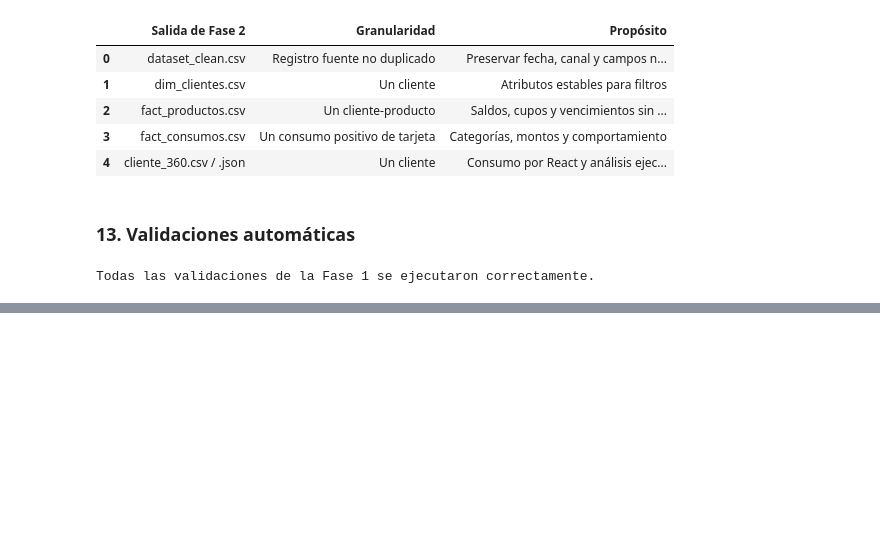
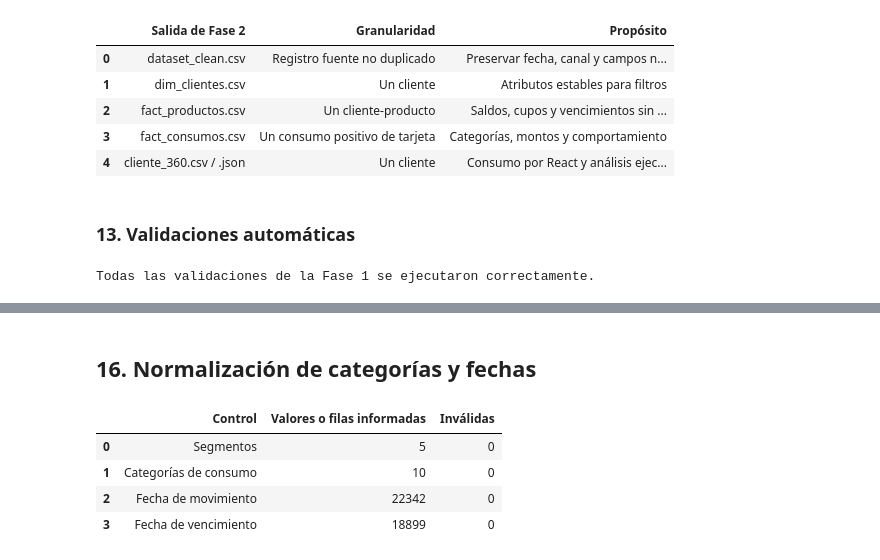
Before and after one commit to gabrandr/prueba-tecnica-especialista-analitica, a Jupyter notebook: analysis/analysis.ipynb, the cells around one changed output, grey strips where cells are left out. Saved outputs shown, nothing was run; the diff lists cells and outputs as text; code cells hidden in the pictures; blank space fills up the shorter version.

```diff
--- a/analysis/analysis.ipynb
+++ b/analysis/analysis.ipynb
@@ -1033,0 +1196,58 @@ Todas las validaciones de la Fase 1 se ejecutaron correctamente.
+# %% [markdown]
+## 16. Normalización de categorías y fechas
+# %%
+clean["segmento_cliente_observado"] = normalize_with_map(
+    clean["segmento_cliente"], SEGMENT_MAP
+)
+clean["categoria_consumo"] = normalize_with_map(
+    clean["categoria_consumo"], CONSUMPTION_CATEGORY_MAP
+)
+
+movement_dates_clean, movement_parse_result = parse_dates_by_pattern(
+    clean_text["fecha_movimiento"]
+)
+expiration_dates_clean, expiration_parse_result = parse_dates_by_pattern(
+    clean_text["fecha_vencimiento"]
+)
+clean["fecha_movimiento"] = movement_dates_clean
+clean["fecha_vencimiento"] = expiration_dates_clean
+
+clean["edad"] = pd.to_numeric(clean["edad"], errors="coerce").astype("Int64")
+for numeric_column in [
+    "ingreso_estimado",
+    "saldo_producto",
+    "cupo_credito",
+    "monto_consumo",
+]:
+    clean[numeric_column] = pd.to_numeric(
+        clean[numeric_column], errors="coerce"
+    ).astype("Float64")
+
+clean["tipo_producto"] = np.where(
+    clean["producto"].isin(DEPOSIT_PRODUCTS), "Depósito", "Deuda"
+)
+
+normalization_result = pd.DataFrame(
+    [
+        ["Segmentos", clean["segmento_cliente_observado"].nunique(), 0],
+        ["Categorías de consumo", clean["categoria_consumo"].nunique(), 0],
+        [
+            "Fecha de movimiento",
+            movement_parse_result["informadas"],
+            movement_parse_result["invalidas"],
+        ],
+        [
+            "Fecha de vencimiento",
+            expiration_parse_result["informadas"],
+            expiration_parse_result["invalidas"],
+        ],
+    ],
+    columns=["Control", "Valores o filas informadas", "Inválidas"],
+)
+display(normalization_result)
+# %% [output]
+|  | Control | Valores o filas informadas | Inválidas |
+| 0 | Segmentos | 5 | 0 |
+| 1 | Categorías de consumo | 10 | 0 |
+| 2 | Fecha de movimiento | 22342 | 0 |
+| 3 | Fecha de vencimiento | 18899 | 0 |
```
Also changed, not shown: parts of 24 cells of this notebook, 9 other files.
